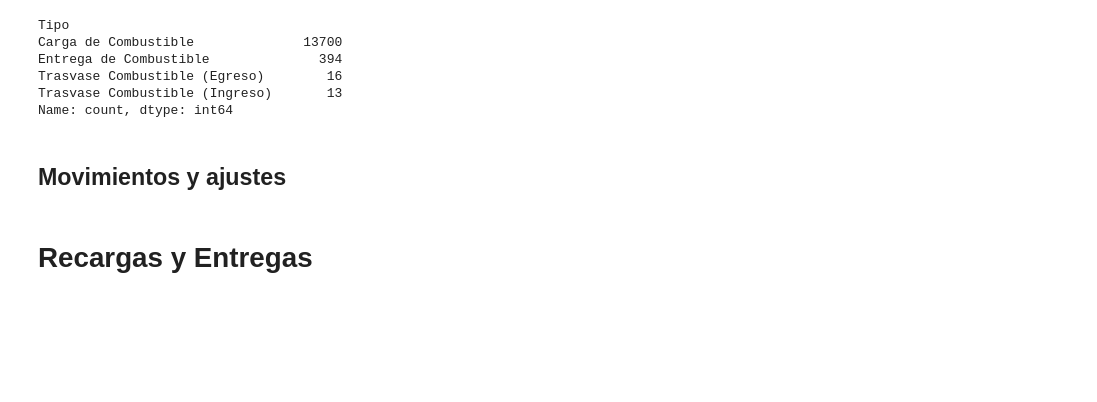
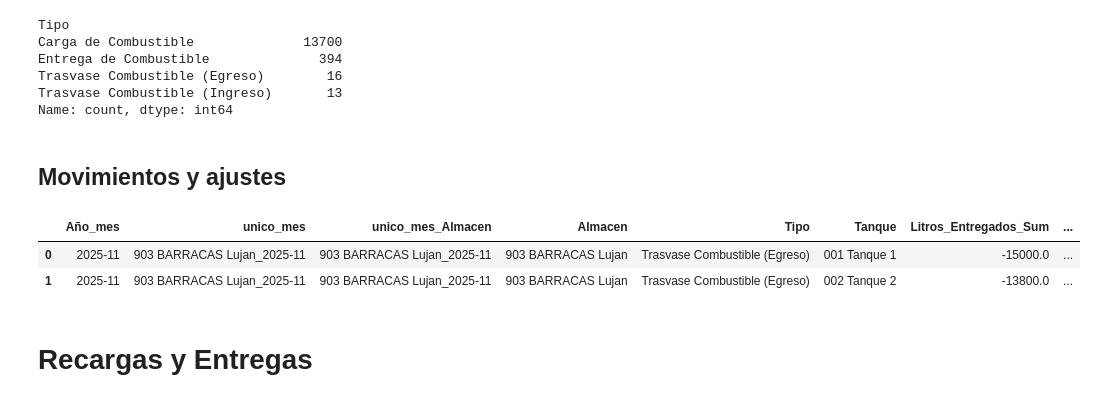
Before and after one commit to JazminPineda/analisis-combustible-telemetria, a Jupyter notebook: notebooks/Conciliacion_combustible.ipynb, the cells around one changed output. Drawn from its saved outputs; the diff is of its cells as text; code cells hidden in the pictures; blank space fills up the shorter version.

```diff
--- a/notebooks/Conciliacion_combustible.ipynb
+++ b/notebooks/Conciliacion_combustible.ipynb
@@ -94,25 +97,29 @@ df_combustible_lujan = procesar_fechas_y_llaves(df_combustible_lujan, 'Fecha', '
 # %%
 tipos_movimientos = ['Trasvase Combustible (Egreso)',
 'Trasvase Combustible (Ingreso)',
 'Corrección Negativa',
 'Corrección Positiva'
 ]
 
 df_movimientos = df_combustible_lujan[df_combustible_lujan['Tipo'].isin(tipos_movimientos)]
 
 df_movimientos_agrupado = df_movimientos.groupby(
     ['Año_mes',  'unico_mes','unico_mes_Almacen','Almacen', 'Tipo', 'Tanque']
 ).agg(
     Litros_Entregados_Sum=('Litros', 'sum'),
     Cantidad_veces=('Litros', 'count'),
     Observacion = ( 'Observación', join_unique),
     Usuario=('Usuario', join_unique),
     Fecha_Hora = ('Fecha Hora', join_unique)
 
 ).reset_index()
 
-
-df_movimientos_agrupado.to_excel(r"C:\Users\jpineda\Desktop\Tableros Grupo\1_OPERACIONES\2_Reporte Combustible\20_Compensacion\Kardex\0_Trasvase-Tanques.xlsx", index=False)
+df_movimientos_agrupado.head(2)
+#df_movimientos_agrupado.to_excel(r"C:\Users\jpineda\Desktop\Tableros Grupo\1_OPERACIONES\2_Reporte Combustible\20_Compensacion\Kardex\0_Trasvase-Tanques.xlsx", index=False)
+# %% [output]
+|  | Año_mes | unico_mes | unico_mes_Almacen | Almacen | Tipo | Tanque | Litros_Entregados_Sum | ... |
+| 0 | 2025-11 | 903 BARRACAS Lujan_2025-11 | 903 BARRACAS Lujan_2025-11 | 903 BARRACAS Lujan | Trasvase Combustible (Egreso) | 001 Tanque 1 | -15000.0 | ... |
+| 1 | 2025-11 | 903 BARRACAS Lujan_2025-11 | 903 BARRACAS Lujan_2025-11 | 903 BARRACAS Lujan | Trasvase Combustible (Egreso) | 002 Tanque 2 | -13800.0 | ... |
 # %% [markdown]
 # Recargas y Entregas
 # %%
```
Also changed, not shown: parts of 7 cells of this notebook, 2 other files.
